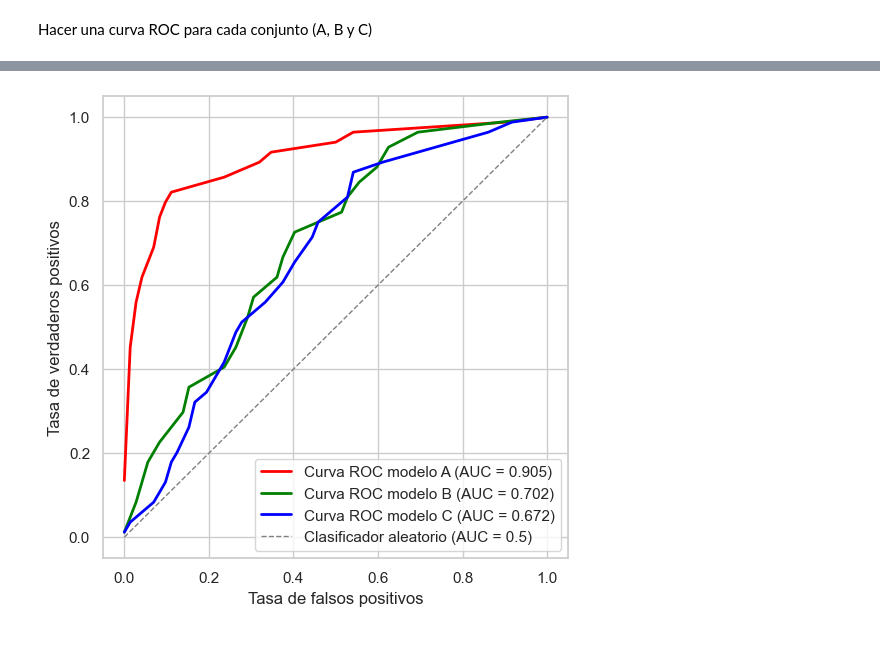
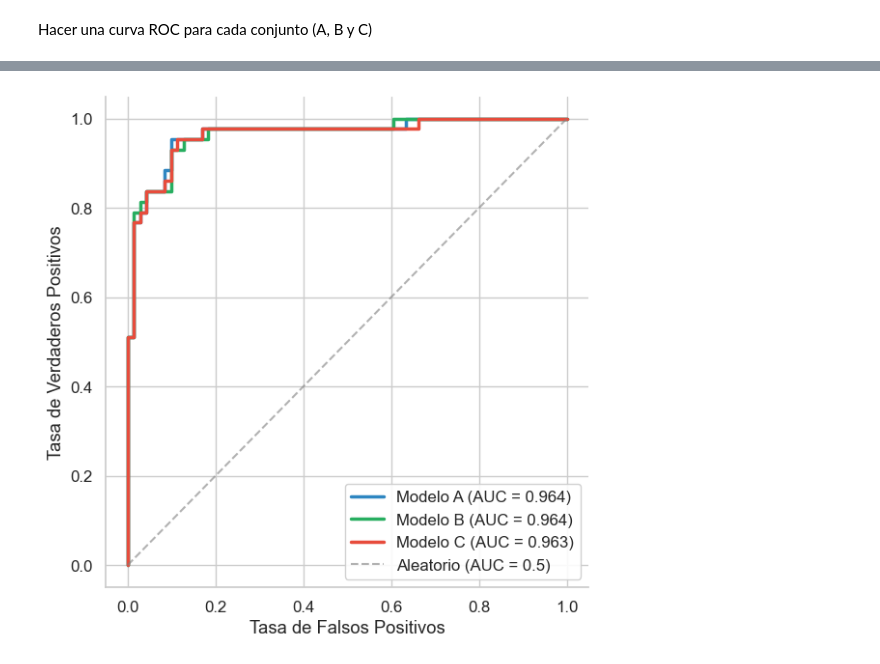
Before and after one commit to matias-cisnero/anomaly-detection-with-autoencoder, a Jupyter notebook: notebooks/test.ipynb, the cells around one changed output, grey strips where cells are left out. Cells and saved outputs as stored; diff of their text form; code cells hidden in the pictures.

```diff
--- a/notebooks/test.ipynb
+++ b/notebooks/test.ipynb
@@ -105,7 +123,9 @@ modelo_A.summary()
 # %%
 # Modelos CAE
-#modelo_A = Autoencoder.load(path="../models/CAE_2025-12-06T21.23_lr=0.01_set=A.pth", device=device)
-#modelo_B = Autoencoder.load(path="../models/CAE_2025-12-06T21.25_lr=0.01_set=B.pth", device=device)
-#modelo_C = Autoencoder.load(path="../models/CAE_2025-12-06T21.27_lr=0.01_set=C.pth", device=device)
+#"""
+modelo_A = CAE.load(path="../models/CAE_2025-12-08T20.53_lr=0.001_set=A.pth", device=device)
+modelo_B = CAE.load(path="../models/CAE_2025-12-08T20.54_lr=0.001_set=B.pth", device=device)
+modelo_C = CAE.load(path="../models/CAE_2025-12-08T20.54_lr=0.001_set=C.pth", device=device)
 
-#modelo_A.summary()
+modelo_A.summary()
+#"""
@@ -143,6 +157,7 @@ $$
 # %%
 from utils import (evaluar_reconstruccion, obtener_epsilon,graficar_histograma_errores_reconstruccion,
                    obtener_matriz_confusion, obtener_metricas, graficar_matriz_confusion)
+
 modelos = [modelo_A, modelo_B, modelo_C]
 x_trains = [x_train_A, x_train_B, x_train_C]
 nombres = ["A", "B", "C"]
@@ -153,6 +168,9 @@ epsilons = []
 
 TIPO_NORMA = "L2" #"L1" "L2" "Linf" "MSE"
 TIPO_EPSILON = 2
+
+X = x_test
+Y = y_test
 
 for modelo in modelos:
     _, dnorm = evaluar_reconstruccion(modelo, X[Y==0], device, tipo_norma=TIPO_NORMA)
@@ -299,36 +321,41 @@ print(f"{auc:.3f}")
 # %%
 import matplotlib.pyplot as plt
 import seaborn as sns
 from sklearn.metrics import roc_curve, auc
 
-sns.set_theme(style="whitegrid")
+sns.set_theme(style="whitegrid", context="notebook", font_scale=1.1)
 
 _, errores_A = evaluar_reconstruccion(modelo_A, X, device)
 _, errores_B = evaluar_reconstruccion(modelo_B, X, device)
 _, errores_C = evaluar_reconstruccion(modelo_C, X, device)
 
-fpr_A, tpr_A, thresholds = roc_curve(Y, errores_A)
+fpr_A, tpr_A, _ = roc_curve(Y, errores_A)
 roc_auc_A = auc(fpr_A, tpr_A)
 
-fpr_B, tpr_B, thresholds = roc_curve(Y, errores_B)
+fpr_B, tpr_B, _ = roc_curve(Y, errores_B)
 roc_auc_B = auc(fpr_B, tpr_B)
 
-fpr_C, tpr_C, thresholds = roc_curve(Y, errores_C)
+fpr_C, tpr_C, _ = roc_curve(Y, errores_C)
 roc_auc_C = auc(fpr_C, tpr_C)
 
-plt.figure(figsize=(6,6))
+plt.figure(figsize=(6, 6))
 
-sns.lineplot(x=fpr_A, y=tpr_A, color='red', lw=2, label=f'Curva ROC modelo A (AUC = {roc_auc_A:.3f})', errorbar=None)
-sns.lineplot(x=fpr_B, y=tpr_B, color='green', lw=2, label=f'Curva ROC modelo B (AUC = {roc_auc_B:.3f})', errorbar=None)
-sns.lineplot(x=fpr_C, y=tpr_C, color='blue', lw=2, label=f'Curva ROC modelo C (AUC = {roc_auc_C:.3f})', errorbar=None)
+colores = {'A': '#2E86C1', 'B': '#27AE60', 'C': '#E74C3C'}
 
-sns.lineplot(x=[0, 1], y=[0, 1], color='gray', lw=1, linestyle='--', label='Clasificador aleatorio (AUC = 0.5)', errorbar=None)
+plt.plot(fpr_A, tpr_A, color=colores['A'], lw=2.5, alpha=1, label=f'Modelo A (AUC = {roc_auc_A:.3f})')
+plt.plot(fpr_B, tpr_B, color=colores['B'], lw=2.5, alpha=1, label=f'Modelo B (AUC = {roc_auc_B:.3f})')
+plt.plot(fpr_C, tpr_C, color=colores['C'], lw=2.5, alpha=1, label=f'Modelo C (AUC = {roc_auc_C:.3f})')
 
-plt.xlabel('Tasa de falsos positivos')
-plt.ylabel('Tasa de verdaderos positivos')
-plt.legend(loc='lower right')
-plt.xlim([-0.05, 1.05])
-plt.ylim([-0.05 ,1.05])
+plt.plot([0, 1], [0, 1], color='gray', lw=1.5, linestyle='--', alpha=0.6, label='Aleatorio (AUC = 0.5)')
+
+plt.xlabel('Tasa de Falsos Positivos')
+plt.ylabel('Tasa de Verdaderos Positivos')
+
+plt.legend(loc='lower right', frameon=True, fancybox=True, framealpha=0.9)
+
+sns.despine()
+
+plt.tight_layout()
 plt.show()
 # %% [output]
-[figure, old version]
+[figure, new version]
```
Also changed, not shown: parts of 16 cells of this notebook, 14 other files.
